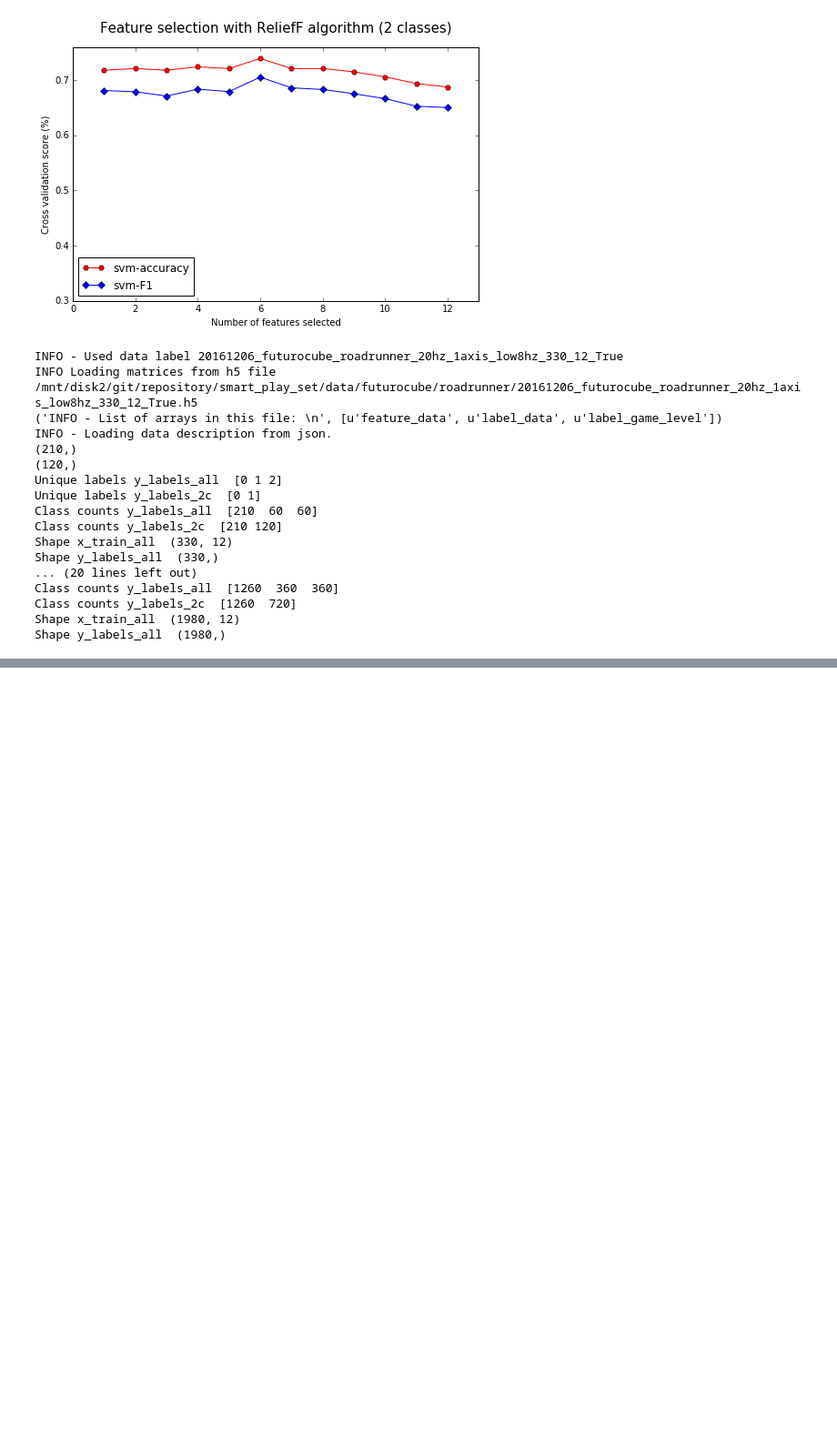
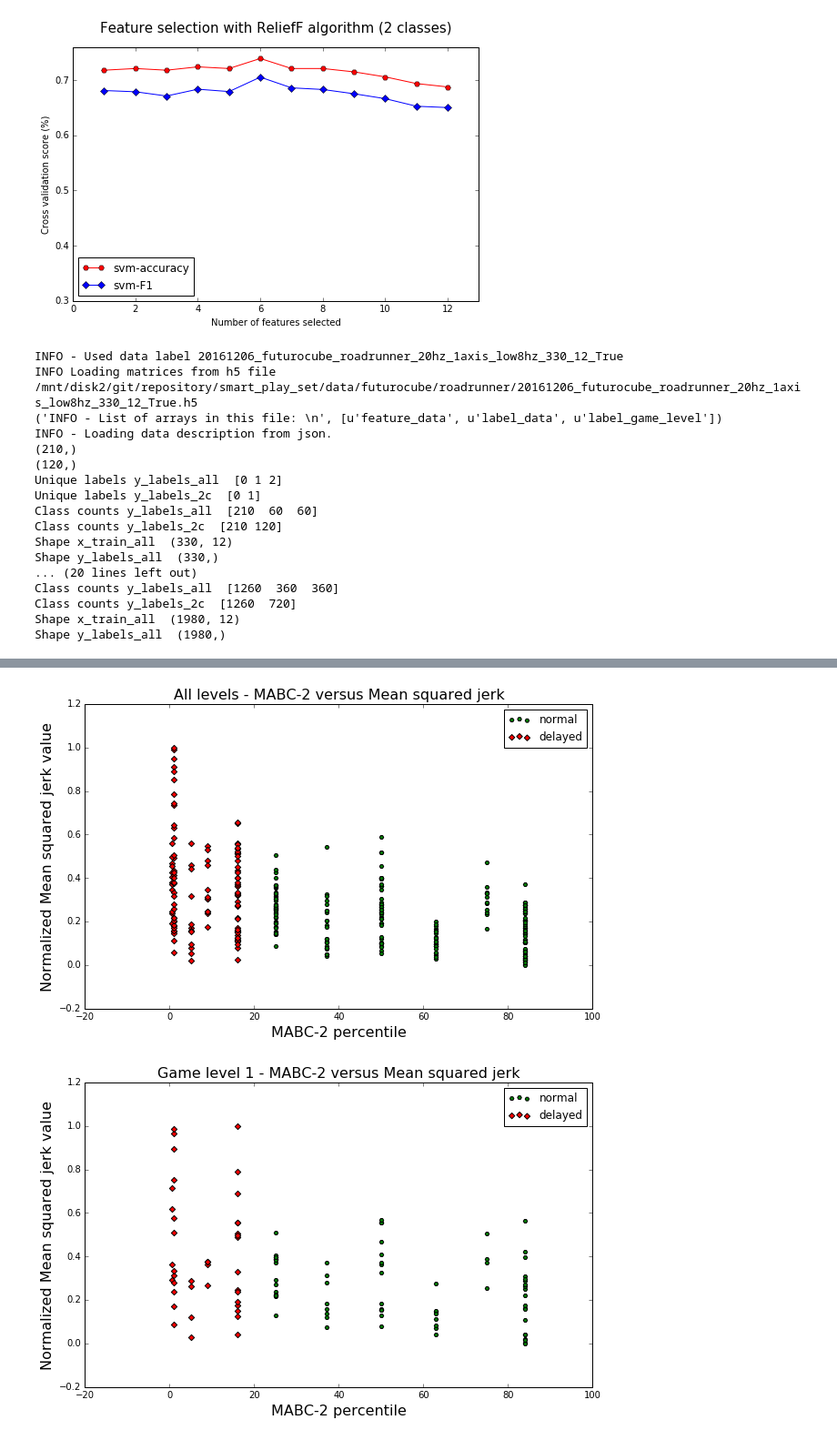
Before and after one commit to toologicbv/smart_play_set, a Jupyter notebook: utils/exp2_results_feature_sel_2.ipynb, the cells around one changed output, grey strips where cells are left out. Shown: that part at 91% size. Drawn from its saved outputs; the diff is of its cells as text; code cells hidden in the pictures; blank space fills up the shorter version.

```diff
--- a/utils/exp2_results_feature_sel_2.ipynb
+++ b/utils/exp2_results_feature_sel_2.ipynb
@@ -1023,0 +1027,29 @@ Save to /home/jogi/git/repository/smart_play_set/plots/gnb_cross_eval_win_length
+# %%
+def mabc_from_ids(ids, mabc_dict):
+
+    y_mabc = np.zeros(len(ids))
+    for r in np.arange(len(ids)):
+        y_mabc[r] = mabc_dict[str(ids[r])]
+
+    return y_mabc
+
+mabc_scores = {'6': 25., '35': 37., '13': 50., '38': 84., '37': 0.5, '2': 25., '11' : 5., '7': 84., '36': 63.,
+'5': 50., '1': 50., '8': 1., '15': 1., '33': 84., '3': 16., '18': 84., '21': 16., '34': 63., '12': 50., '10': 75.,
+'9': 37., '16': 16., '17': 16., '22': 9., '4': 25., '14': 84., '20': 25., '19': 1., '41': 5., '51': 16.}
+# %%
+idx = 2
+y_mabc_labels_all = mabc_from_ids(y_label_id, mabc_scores)
+
+plot_mabc_feature_2D(x_train_all, y_labels_2c, y_mabc_labels_all, idx, "All levels - MABC-2 versus %s" %
+                     feature_long_list[idx])
+
+for keys, data in level_datasets_2c.iteritems():
+    x_data = data[0]
+    y_data = data[1]
+    y_ids = data[2]
+    y_mabc_labels = mabc_from_ids(y_ids, mabc_scores)
+    plot_mabc_feature_2D(x_data, y_data, y_mabc_labels, idx, "Game level %d - MABC-2 versus %s" %
+                         (keys, feature_long_list[idx]))
+# %% [output]
+[figure, added]
+[figure, added]
```
Also changed, not shown: parts of 10 cells of this notebook, 7 other files.
